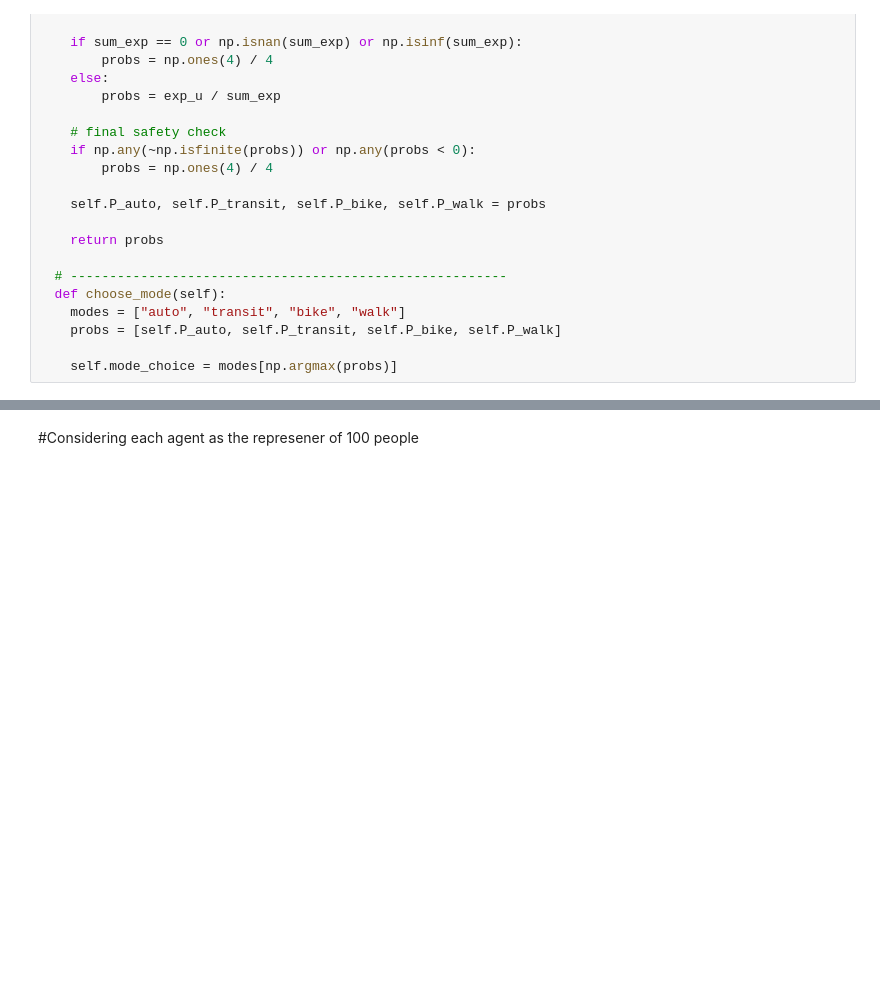
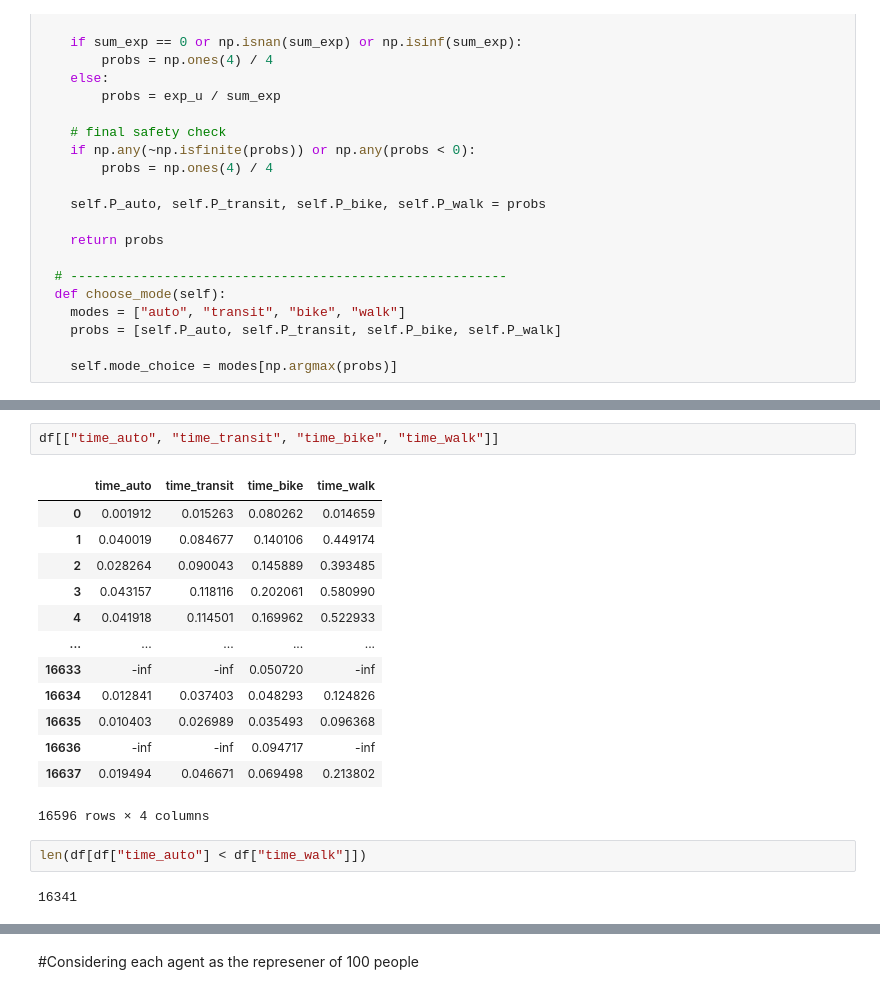
Before and after one commit to Nmg1994/ActiveTransportation, a Jupyter notebook: ABM_ActiveTransportation.ipynb, the cells around one changed output, grey strips where cells are left out. Drawn from its saved outputs; the diff is of its cells as text; blank space fills up the shorter version.

```diff
--- a/ABM_ActiveTransportation.ipynb
+++ b/ABM_ActiveTransportation.ipynb
@@ -748,0 +729,20 @@ df["mode_choice"] = df[["P_auto", "P_transit", "P_bike", "P_walk"]].idxmax(axis=
+# %%
+df[["time_auto", "time_transit", "time_bike", "time_walk"]]
+# %% [output]
+|  | time_auto | time_transit | time_bike | time_walk |
+| 0 | 0.001912 | 0.015263 | 0.080262 | 0.014659 |
+| 1 | 0.040019 | 0.084677 | 0.140106 | 0.449174 |
+| 2 | 0.028264 | 0.090043 | 0.145889 | 0.393485 |
+| 3 | 0.043157 | 0.118116 | 0.202061 | 0.580990 |
+| 4 | 0.041918 | 0.114501 | 0.169962 | 0.522933 |
+| ... | ... | ... | ... | ... |
+| 16633 | -inf | -inf | 0.050720 | -inf |
+| 16634 | 0.012841 | 0.037403 | 0.048293 | 0.124826 |
+| 16635 | 0.010403 | 0.026989 | 0.035493 | 0.096368 |
+| 16636 | -inf | -inf | 0.094717 | -inf |
+| 16637 | 0.019494 | 0.046671 | 0.069498 | 0.213802 |
+16596 rows × 4 columns
+# %%
+len(df[df["time_auto"] < df["time_walk"]])
+# %% [output]
+16341
```
Also changed, not shown: parts of 6 cells of this notebook.
